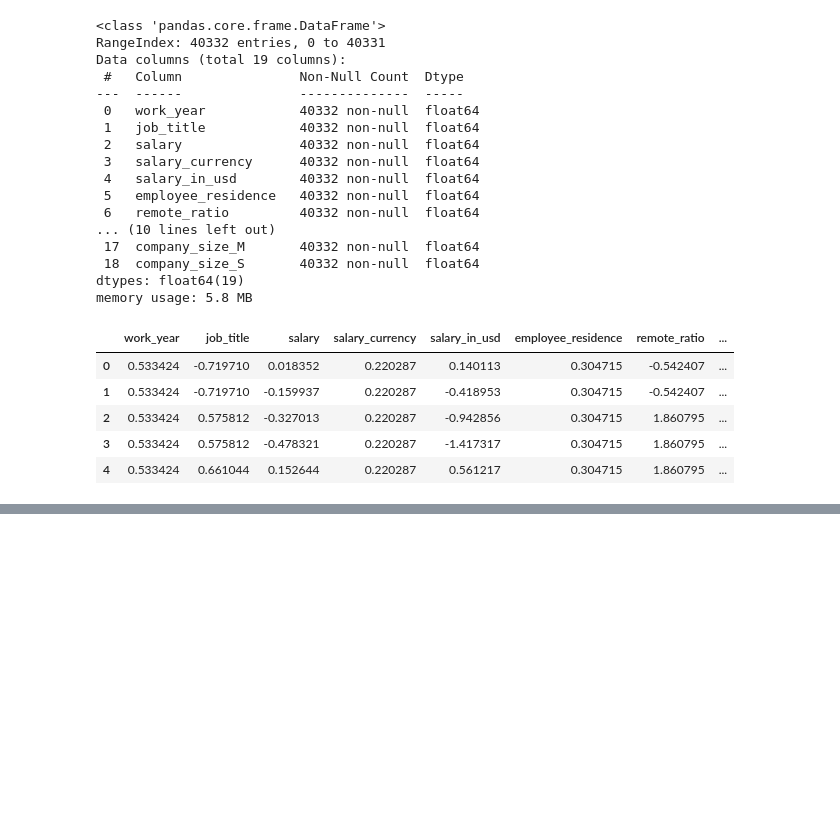
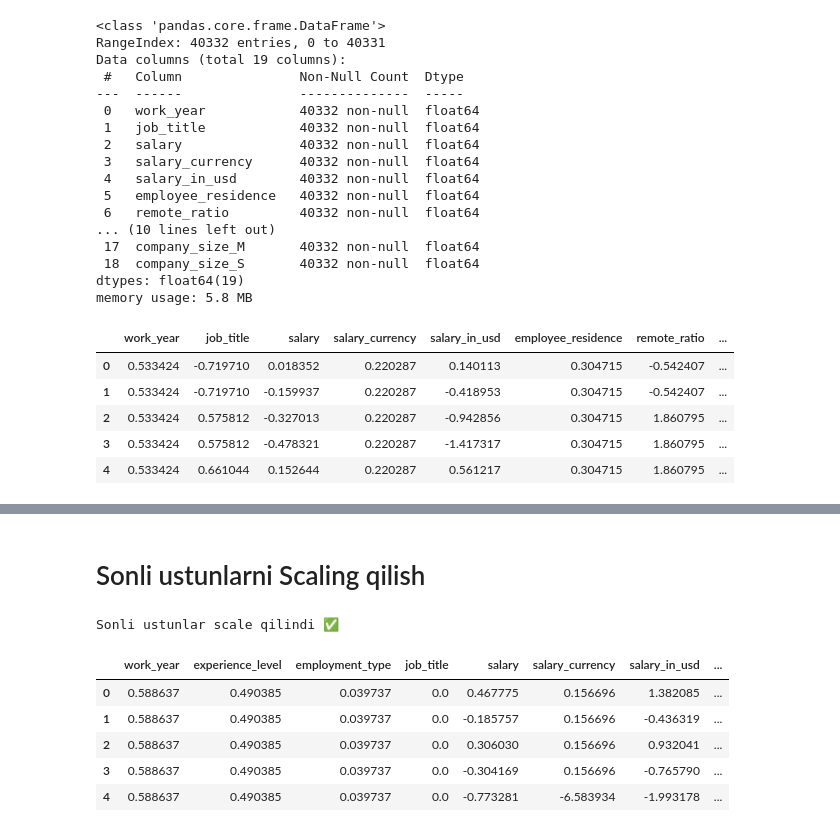
Before and after one commit to rasulbekdeveloper907/ML_Engineer_Salary_Prediction, a Jupyter notebook: Notebooks/data_preprocessing.ipynb, the cells around one changed output, grey strips where cells are left out. Drawn from its saved outputs; the diff is of its cells as text; code cells hidden in the pictures; blank space fills up the shorter version.

```diff
--- a/Notebooks/data_preprocessing.ipynb
+++ b/Notebooks/data_preprocessing.ipynb
@@ -128,0 +236,26 @@ df.to_csv(r"C:\Users\Rasulbek_Ruzmetov\Desktop\SML_R_Project\Data\Preprocessing_
+# %% [markdown]
+# Sonli ustunlarni Scaling qilish
+# %%
+from sklearn.preprocessing import StandardScaler  # Normalizatsiya uchun chaqiramiz
+
+# DataFrame’dan faqat sonli ustunlarni tanlab olamiz
+num_cols = df.select_dtypes(include=["int64", "float64"]).columns
+
+# StandardScaler obyektini yaratamiz
+scaler = StandardScaler()
+
+# Sonli ustunlarni standard ko‘rinishga keltiramiz (o‘rtacha=0, std=1)
+df[num_cols] = scaler.fit_transform(df[num_cols])
+
+print("Sonli ustunlar scale qilindi ✅")
+# %% [output]
+Sonli ustunlar scale qilindi ✅
+# %%
+df.head()
+# %% [output]
+|  | work_year | experience_level | employment_type | job_title | salary | salary_currency | salary_in_usd | ... |
+| 0 | 0.588637 | 0.490385 | 0.039737 | 0.0 | 0.467775 | 0.156696 | 1.382085 | ... |
+| 1 | 0.588637 | 0.490385 | 0.039737 | 0.0 | -0.185757 | 0.156696 | -0.436319 | ... |
+| 2 | 0.588637 | 0.490385 | 0.039737 | 0.0 | 0.306030 | 0.156696 | 0.932041 | ... |
+| 3 | 0.588637 | 0.490385 | 0.039737 | 0.0 | -0.304169 | 0.156696 | -0.765790 | ... |
+| 4 | 0.588637 | 0.490385 | 0.039737 | 0.0 | -0.773281 | -6.583934 | -1.993178 | ... |
```
Also changed, not shown: parts of 20 cells of this notebook, 2 other files.
